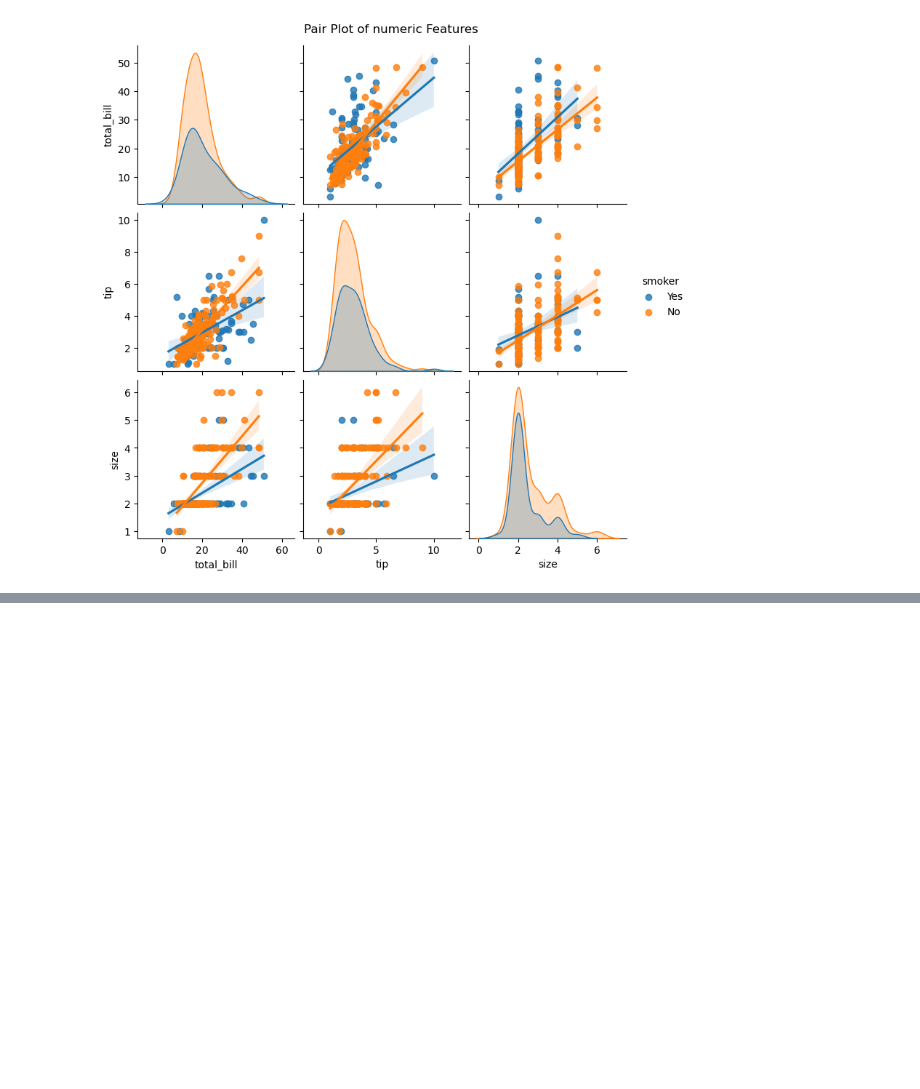
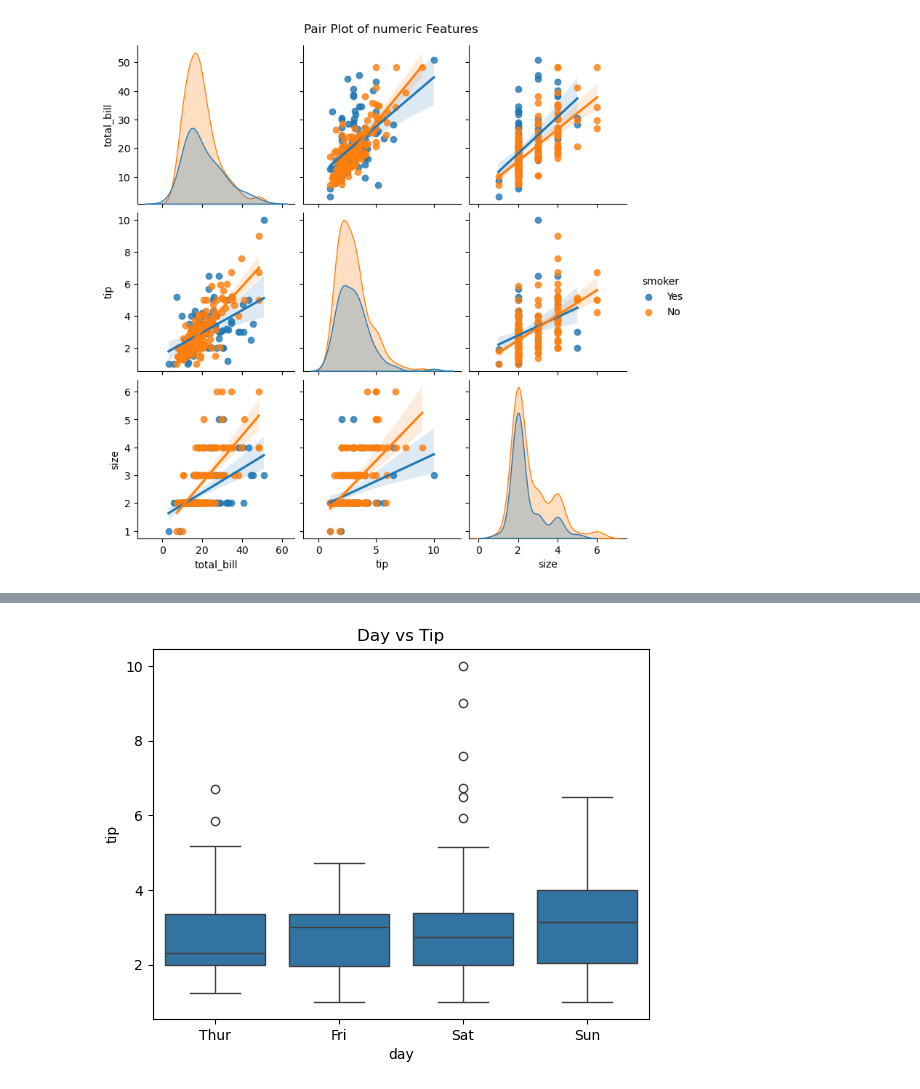
Before and after one commit to RoktimTaye/TIHAN-HYDRABAD-CLASSES, a Jupyter notebook: MODULE 1/Data_Visual_Lecture2.ipynb, the cells around one changed output, grey strips where cells are left out. Saved outputs shown, nothing was run; the diff lists cells and outputs as text; code cells hidden in the pictures; blank space fills up the shorter version.

```diff
--- a/MODULE 1/Data_Visual_Lecture2.ipynb
+++ b/MODULE 1/Data_Visual_Lecture2.ipynb
@@ -52,0 +72,7 @@ plt.show()
+# %%
+sns.boxplot(data=df, x='day',
+            y='tip')
+plt.title('Day vs Tip')
+plt.show()
+# %% [output]
+[figure, added]
```
Also changed, not shown: parts of 2 cells of this notebook.
